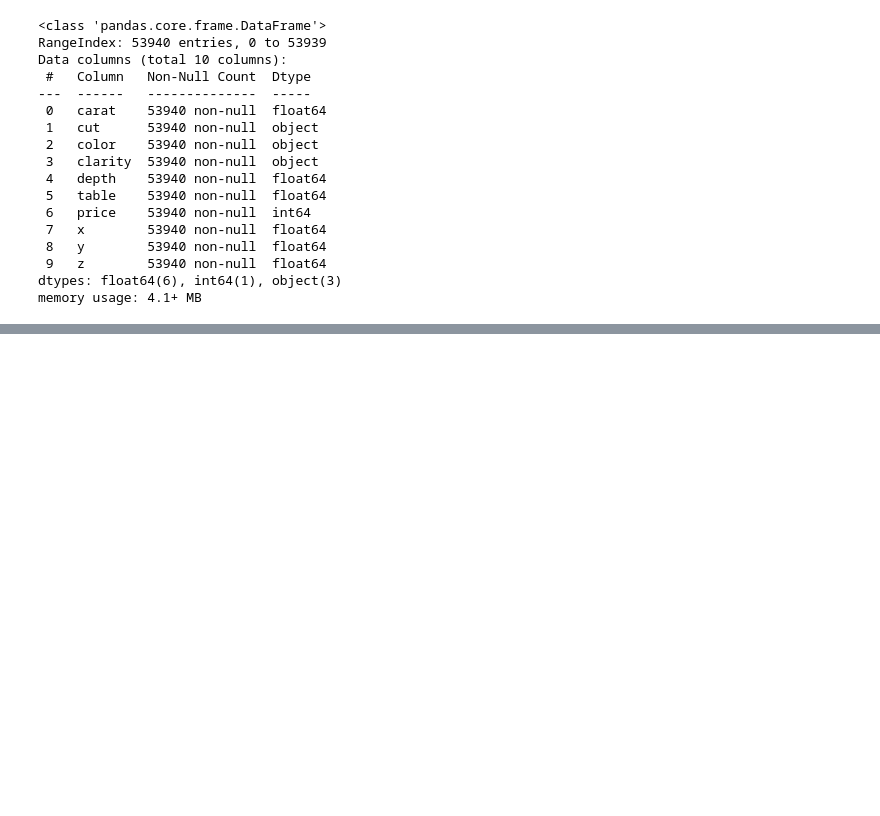
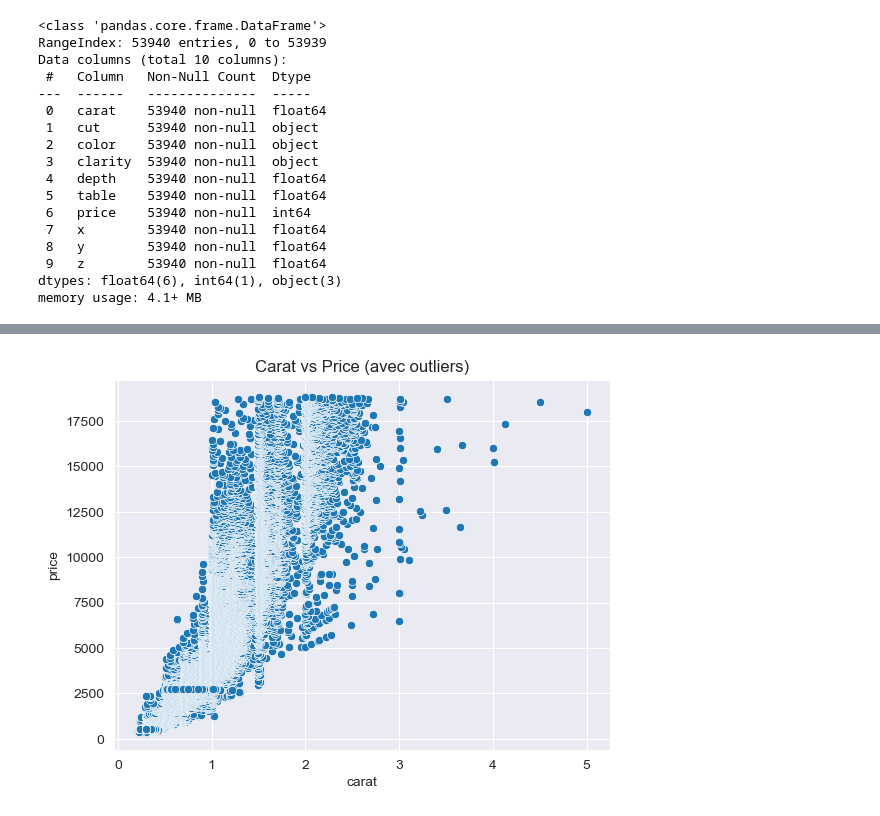
Before and after one commit to maximeKets/Machine_learning_TD, a Jupyter notebook: TP_Diamonds_price_Participants.ipynb, the cells around one changed output, grey strips where cells are left out. Cells and saved outputs as stored; diff of their text form; code cells hidden in the pictures; blank space fills up the shorter version.

```diff
--- a/TP_Diamonds_price_Participants.ipynb
+++ b/TP_Diamonds_price_Participants.ipynb
@@ -286,0 +540,6 @@ memory usage: 4.1+ MB
+# %%
+sns.scatterplot(x=pdf_diamonds['carat'], y=pdf_diamonds['price'])
+plt.title('Carat vs Price (avec outliers)')
+plt.show()
+# %% [output]
+[figure, added]
```
Also changed, not shown: parts of 40 cells of this notebook.
